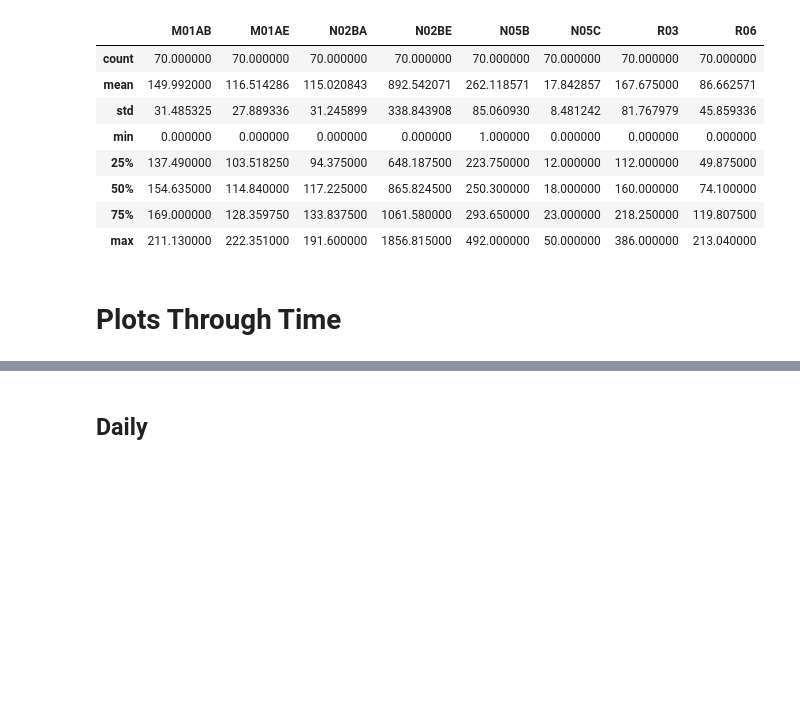
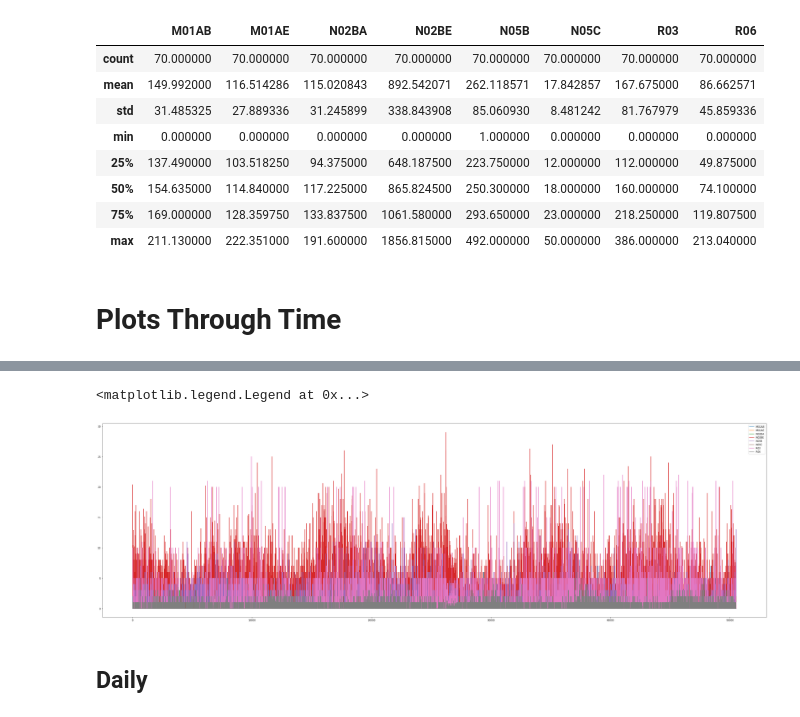
Before and after one commit to rtegao/Pharma-Sales, a Jupyter notebook: EDA/EDA.ipynb, the cells around one changed output, grey strips where cells are left out. Cells and saved outputs as stored; diff of their text form; code cells hidden in the pictures; blank space fills up the shorter version.

```diff
--- a/EDA.ipynb
+++ b/EDA/EDA.ipynb
@@ -137,3 +144,16 @@ drugs = df_houly.columns[1:9]
+# %%
+df_houly['M01AB'].plot(figsize=(50, 15),legend=True)
+df_houly['M01AE'].plot(legend=True)
+df_houly['N02BA'].plot(legend=True)
+df_houly['N02BE'].plot(legend=True)
+df_houly['N05B'].plot(legend=True)
+df_houly['N05C'].plot(legend=True)
+df_houly['R03'].plot(legend=True)
+df_houly['R06'].plot(legend=True)
+plt.legend( ['M01AB', 'M01AE', 'N02BA','N02BE','N05B','N05C','R03','R06'] )
+# %% [output]
+<matplotlib.legend.Legend at 0x...>
+[figure, added]
 # %% [markdown]
 ## Daily
 # %%
```
Also changed, not shown: parts of 8 cells of this notebook.
